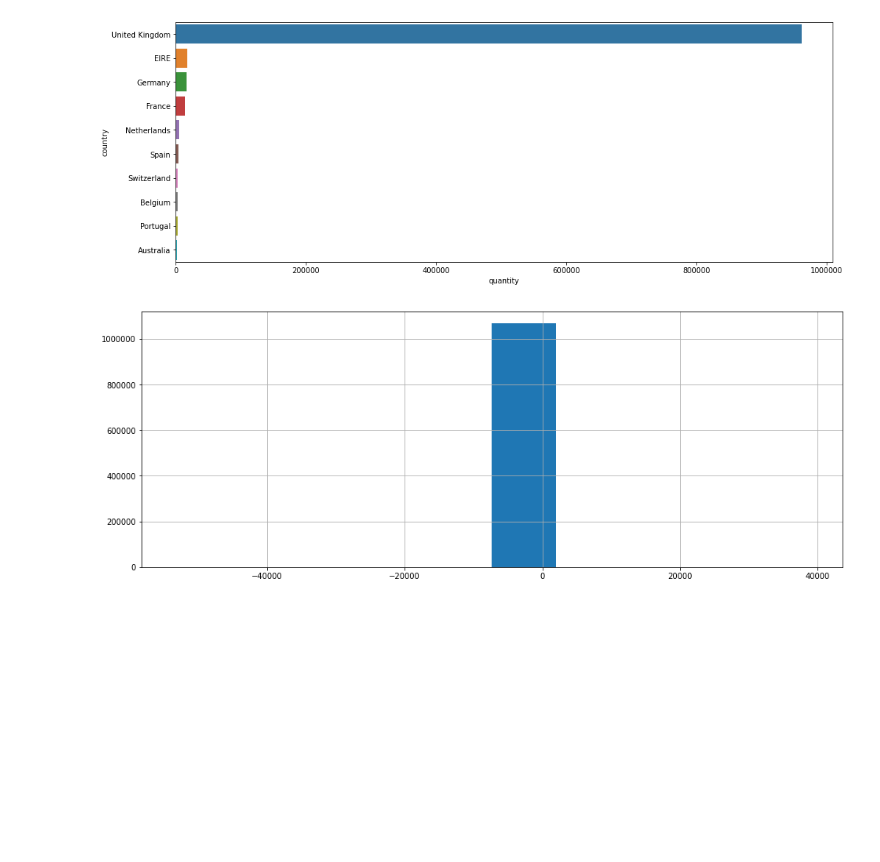
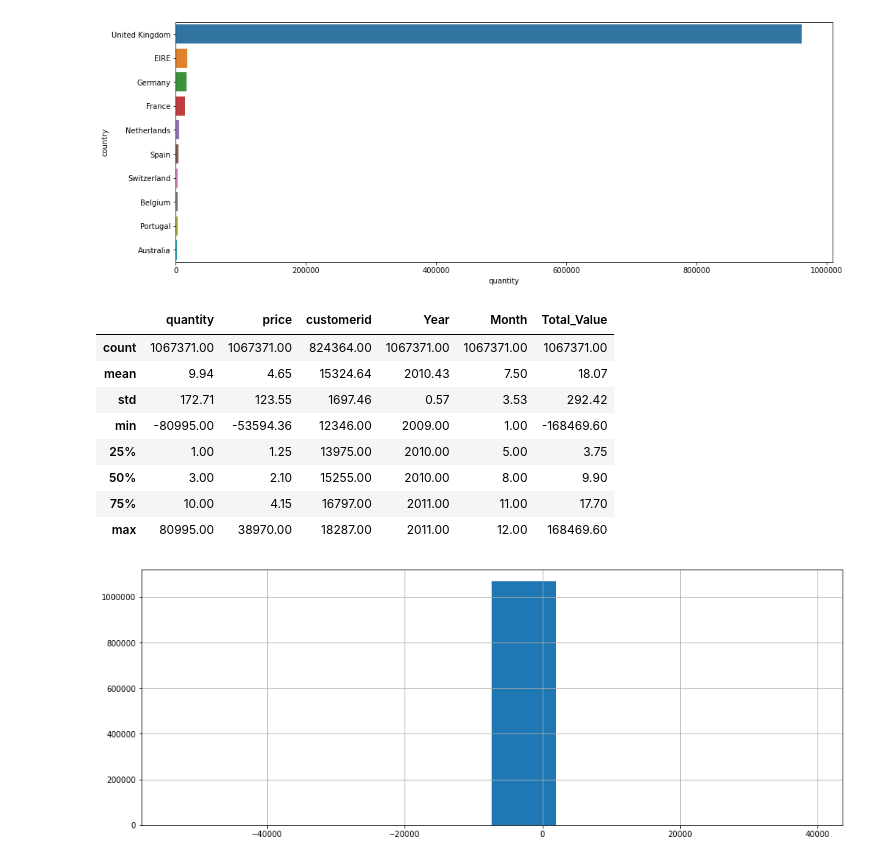
Before and after one commit to AndersonDGueC/project_DS4, a Jupyter notebook: analisis_exploratorio.ipynb, the cells around one changed output. Drawn from its saved outputs; the diff is of its cells as text; code cells hidden in the pictures; blank space fills up the shorter version.

```diff
--- a/analisis_exploratorio.ipynb
+++ b/analisis_exploratorio.ipynb
@@ -559,6 +537,18 @@ plt.ticklabel_format(style='plain', axis='x')
 sns.barplot(x='quantity', y='country', data=top_ten_uk_retailer, orient='h', ci=None);
 # %% [output]
 [figure]
+# %%
+df_uk_retailer.describe().round(2)
+# %% [output]
+|  | quantity | price | customerid | Year | Month | Total_Value |
+| count | 1067371.00 | 1067371.00 | 824364.00 | 1067371.00 | 1067371.00 | 1067371.00 |
+| mean | 9.94 | 4.65 | 15324.64 | 2010.43 | 7.50 | 18.07 |
+| std | 172.71 | 123.55 | 1697.46 | 0.57 | 3.53 | 292.42 |
+| min | -80995.00 | -53594.36 | 12346.00 | 2009.00 | 1.00 | -168469.60 |
+| 25% | 1.00 | 1.25 | 13975.00 | 2010.00 | 5.00 | 3.75 |
+| 50% | 3.00 | 2.10 | 15255.00 | 2010.00 | 8.00 | 9.90 |
+| 75% | 10.00 | 4.15 | 16797.00 | 2011.00 | 11.00 | 17.70 |
+| max | 80995.00 | 38970.00 | 18287.00 | 2011.00 | 12.00 | 168469.60 |
 # %%
 plt.figure(figsize=(16, 6))
 plt.ticklabel_format(style='plain', axis='y')
```
Also changed, not shown: parts of 9 cells of this notebook.
